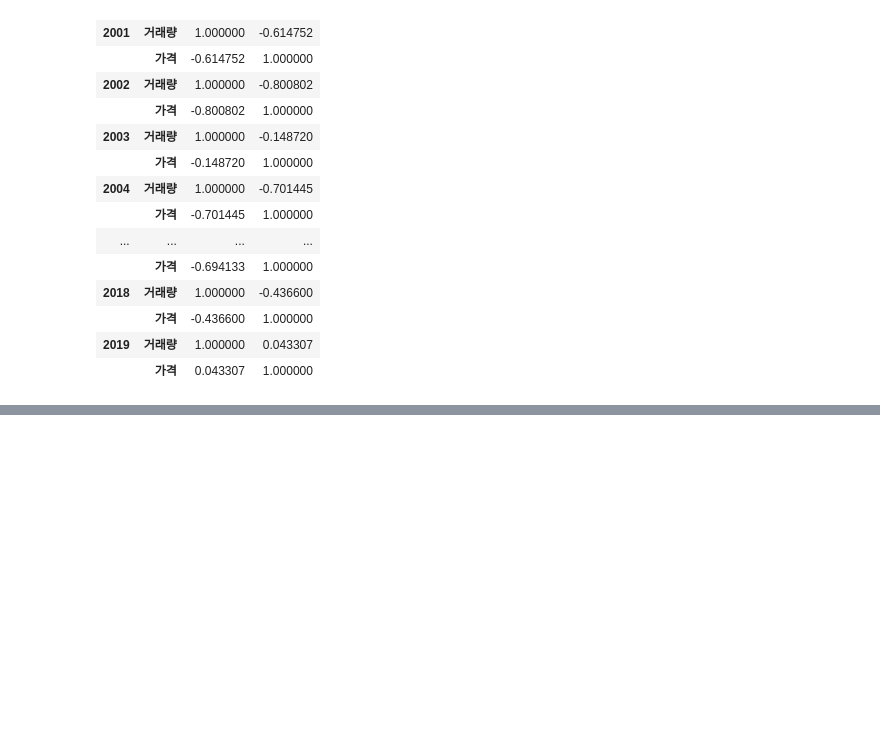
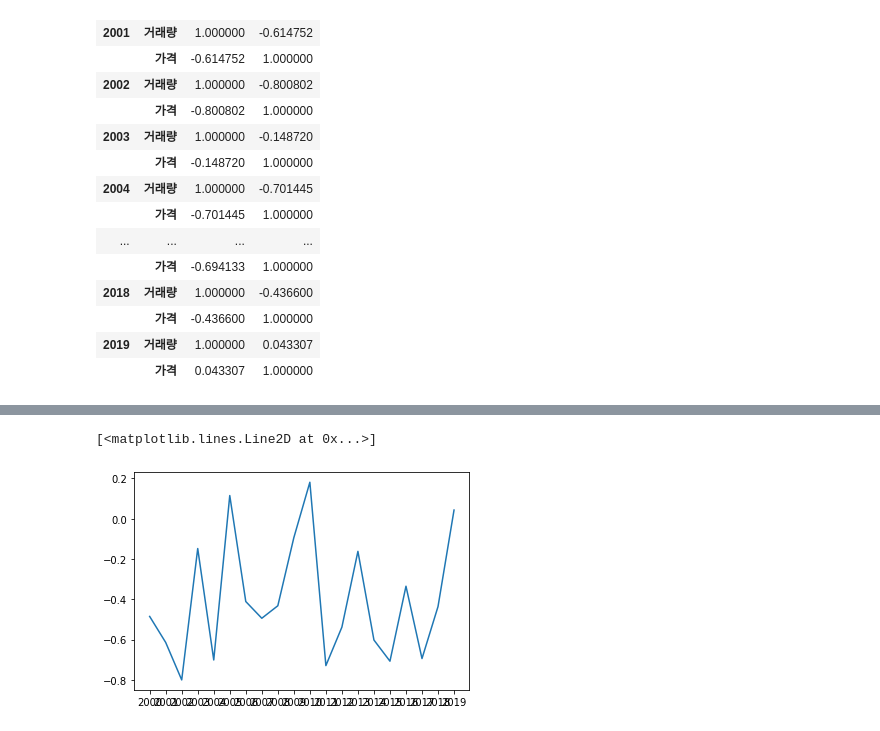
Before and after one commit to Ksejin/MJ_Capstone, a Jupyter notebook: sbs/양파_가격_공급량.ipynb, the cells around one changed output, grey strips where cells are left out. Drawn from its saved outputs; the diff is of its cells as text; code cells hidden in the pictures; blank space fills up the shorter version.

Commit message:
make graph

```diff
--- a/sbs/양파_가격_공급량.ipynb
+++ b/sbs/양파_가격_공급량.ipynb
@@ -135,3 +136,8 @@ result.groupby('year').corr()
 |  | 가격 | -0.436600 | 1.000000 |
 | 2019 | 거래량 | 1.000000 | 0.043307 |
 |  | 가격 | 0.043307 | 1.000000 |
+# %%
+cor_result = {'2000':-0.485, '2001':-0.614, '2002':-0.800, '2003':-0.148, '2004':-0.701, '2005':0.115, '2006':-0.411,
+              '2007':-0.494, '2008':-0.432, '2009':-0.094, '2010':0.181,'2011':-0.729,'2012':-0.538,'2013':-0.162,
+              '2014':-0.602,'2015':-0.707,'2016':-0.335,'2017':-0.694,'2018':-0.436,'2019':0.043}
+cor_result
@@ -137,0 +165,7 @@ result.groupby('year').corr()
+# %%
+dates = list(cor_result.keys())
+prices = list(cor_result.values())
+plt.plot_date(dates, prices, '-')
+# %% [output]
+[<matplotlib.lines.Line2D at 0x...>]
+[figure, added]
```
Also changed, not shown: parts of 4 cells of this notebook.
